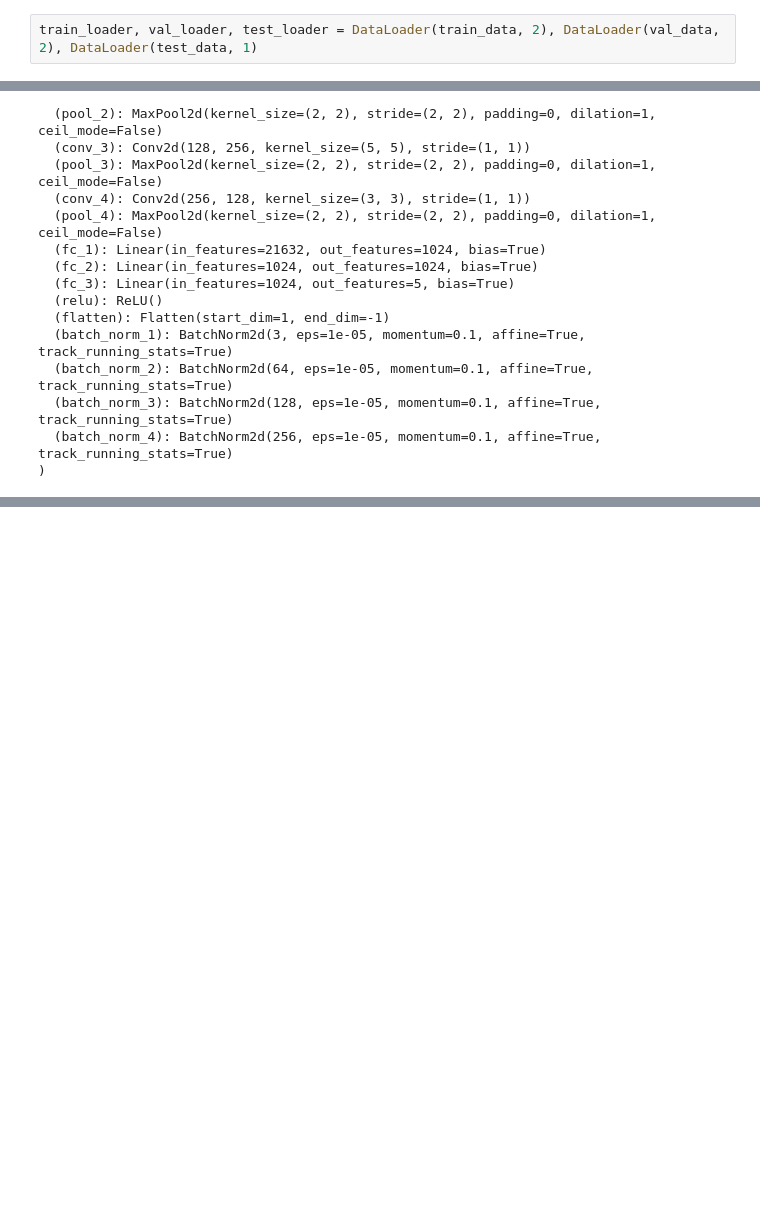
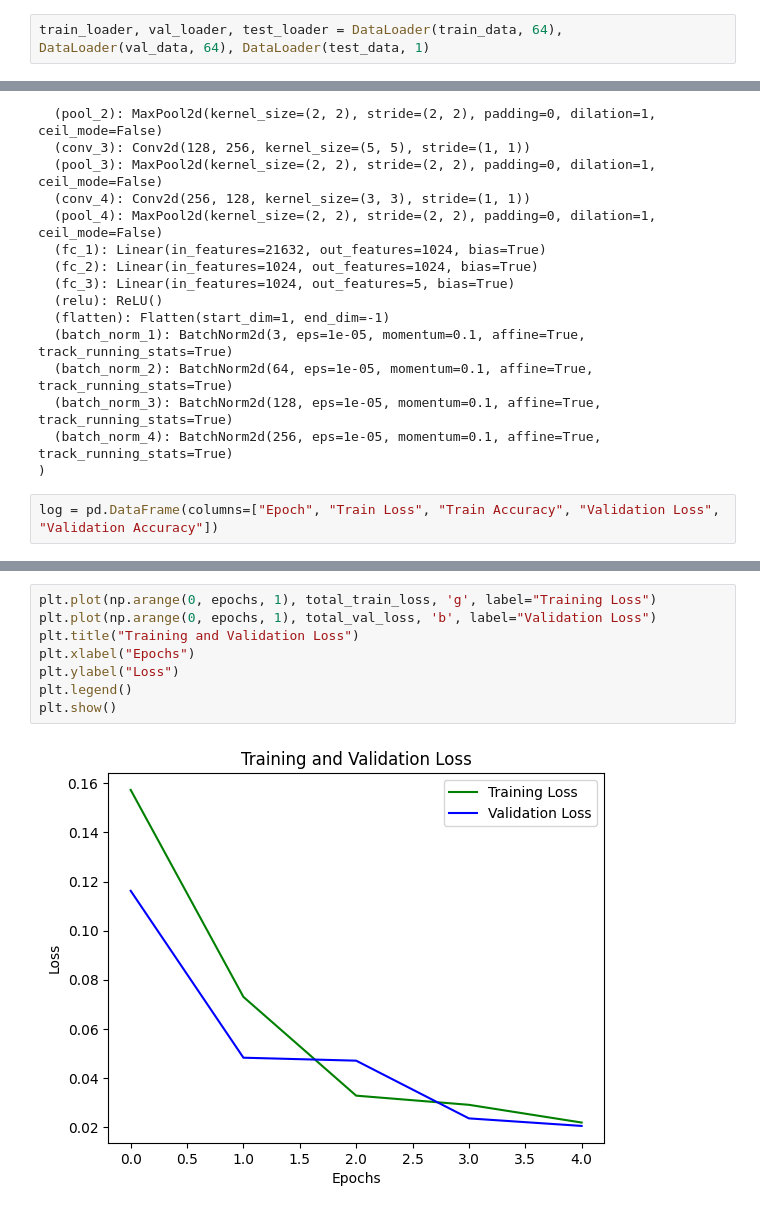
Before and after one commit to AlonBarak-dev/CV_cs231n, a Jupyter notebook: Rice_classifier/main.ipynb, the cells around one changed output, grey strips where cells are left out. Saved outputs shown, nothing was run; the diff lists cells and outputs as text; blank space fills up the shorter version.

```diff
--- a/Rice_classifier/main.ipynb
+++ b/Rice_classifier/main.ipynb
@@ -29,7 +32,7 @@ train_data.__getitem__(0)[0].shape
 # %% [output]
 torch.Size([3, 250, 250])
 # %%
-train_loader, val_loader, test_loader = DataLoader(train_data, 2), DataLoader(val_data, 2), DataLoader(test_data, 1)
+train_loader, val_loader, test_loader = DataLoader(train_data, 64), DataLoader(val_data, 64), DataLoader(test_data, 1)
 # %%
 model = RiceDetector()
 model.to("cuda")
@@ -53,3 +56,5 @@ RiceDetector(
   (batch_norm_3): BatchNorm2d(128, eps=1e-05, momentum=0.1, affine=True, track_running_stats=True)
   (batch_norm_4): BatchNorm2d(256, eps=1e-05, momentum=0.1, affine=True, track_running_stats=True)
 )
+# %%
+log = pd.DataFrame(columns=["Epoch", "Train Loss", "Train Accuracy", "Validation Loss", "Validation Accuracy"])
@@ -55,0 +129,10 @@ RiceDetector(
+# %%
+plt.plot(np.arange(0, epochs, 1), total_train_loss, 'g', label="Training Loss")
+plt.plot(np.arange(0, epochs, 1), total_val_loss, 'b', label="Validation Loss")
+plt.title("Training and Validation Loss")
+plt.xlabel("Epochs")
+plt.ylabel("Loss")
+plt.legend()
+plt.show()
+# %% [output]
+[figure, added]
```
Also changed, not shown: parts of 7 cells of this notebook, 7 other files.
